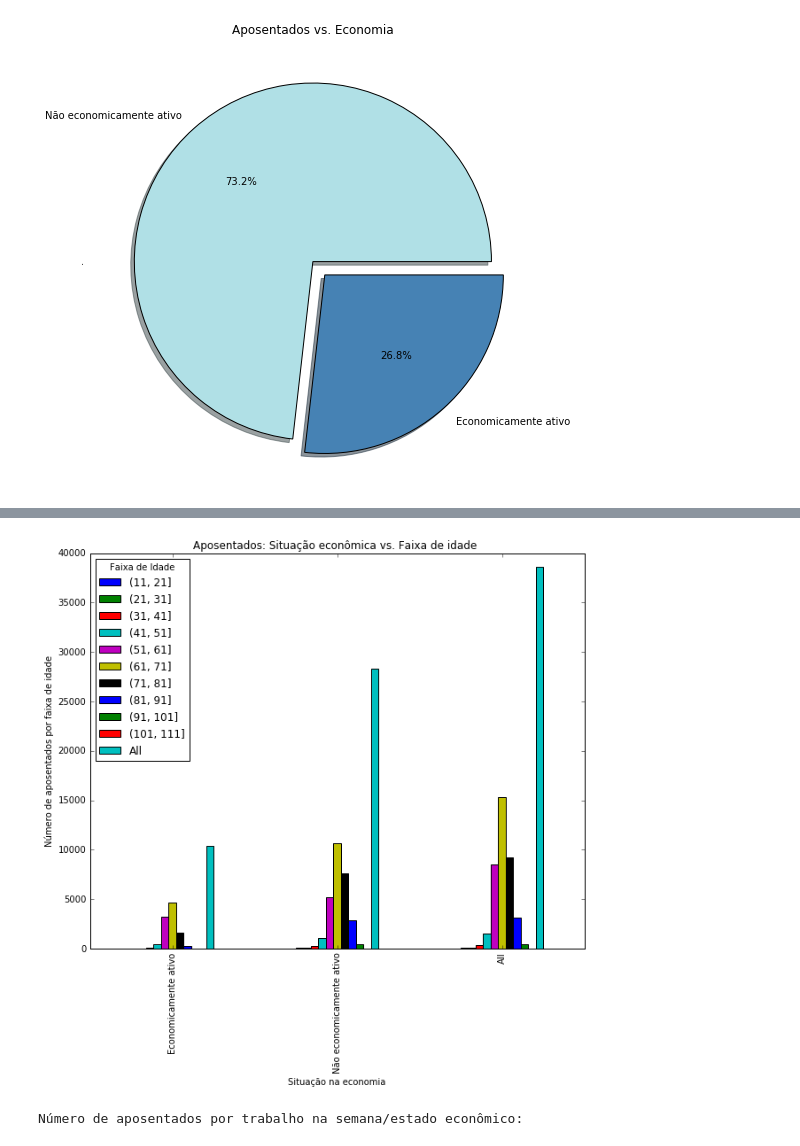
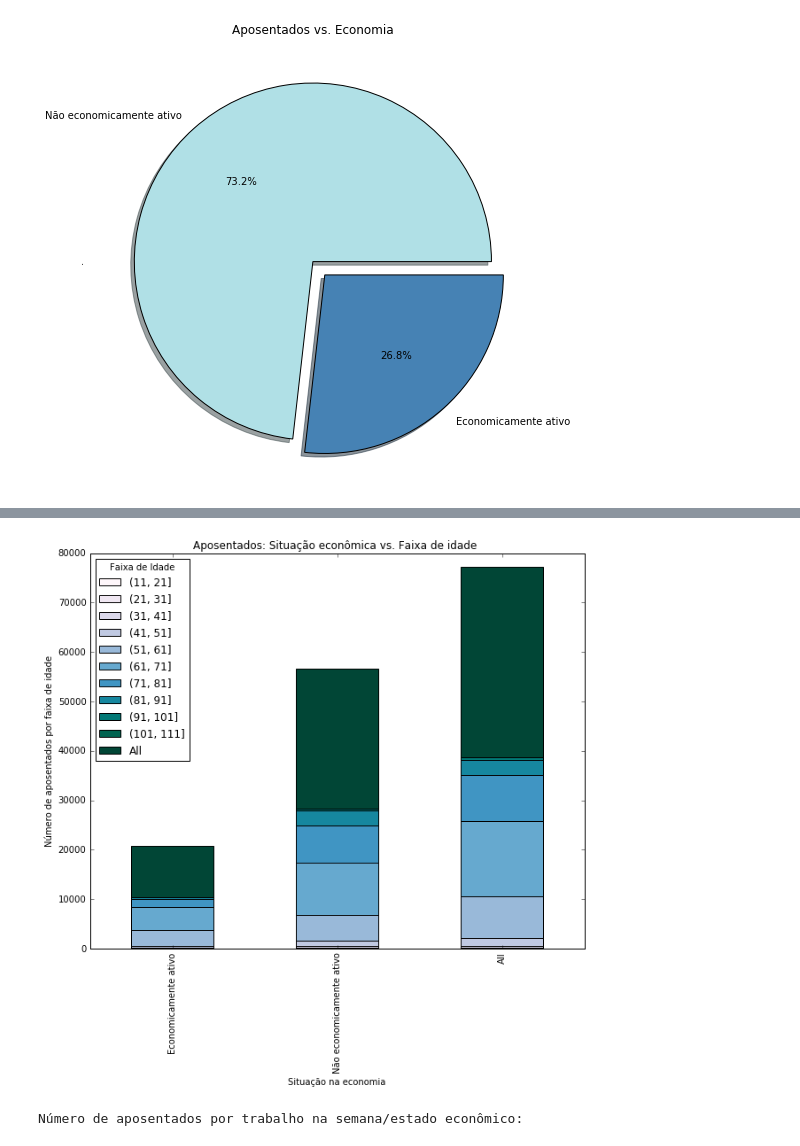
Before and after one commit to claraluques/CD, a Jupyter notebook: Projeto1/Projeto1.ipynb, the cells around one changed output, grey strips where cells are left out. Cells and saved outputs as stored; diff of their text form; code cells hidden in the pictures.

```diff
--- a/Projeto1/Projeto1.ipynb
+++ b/Projeto1/Projeto1.ipynb
@@ -275,8 +283,8 @@ Frequêcia relativa de aposentados economicamente ativos:
 '''Situação economica vs. Idade dos aposentados'''
 
 print('Situação econômica por faixa de idade:')
-oi = pd.crosstab(aecativ,aidade_var, rownames=['Situação na economia'], colnames=['Faixa de Idade'], margins=True)
-oi
+oi1 = pd.crosstab(aecativ,aidade_var, rownames=['Situação na economia'], colnames=['Faixa de Idade'], margins=True)
+oi1
 # %% [output]
 Situação econômica por faixa de idade:
 | Faixa de Idade | (11, 21] | (21, 31] | (31, 41] | (41, 51] | (51, 61] | (61, 71] | (71, 81] | (81, 91] | ... |
@@ -285,12 +293,12 @@ Situação econômica por faixa de idade:
 | Não economicamente ativo | 40 | 103 | 303 | 1082 | 5202 | 10632 | 7624 | 2876 | ... |
 | All | 42 | 117 | 369 | 1524 | 8463 | 15296 | 9234 | 3150 | ... |
 # %%
-oi.plot(kind='bar',figsize=(10,8))
+oi1.plot(kind='bar',figsize=(10,8), stacked=True, colormap = 'PuBuGn')
 plt.ylabel('Número de aposentados por faixa de idade')
 plt.title('Aposentados: Situação econômica vs. Faixa de idade ')
 plt.show()
 # %% [output]
-[figure, old version]
+[figure, new version]
 # %%
 '''Aposentados: trabalho vs. economia'''
 
```
Also changed, not shown: parts of 64 cells of this notebook.
